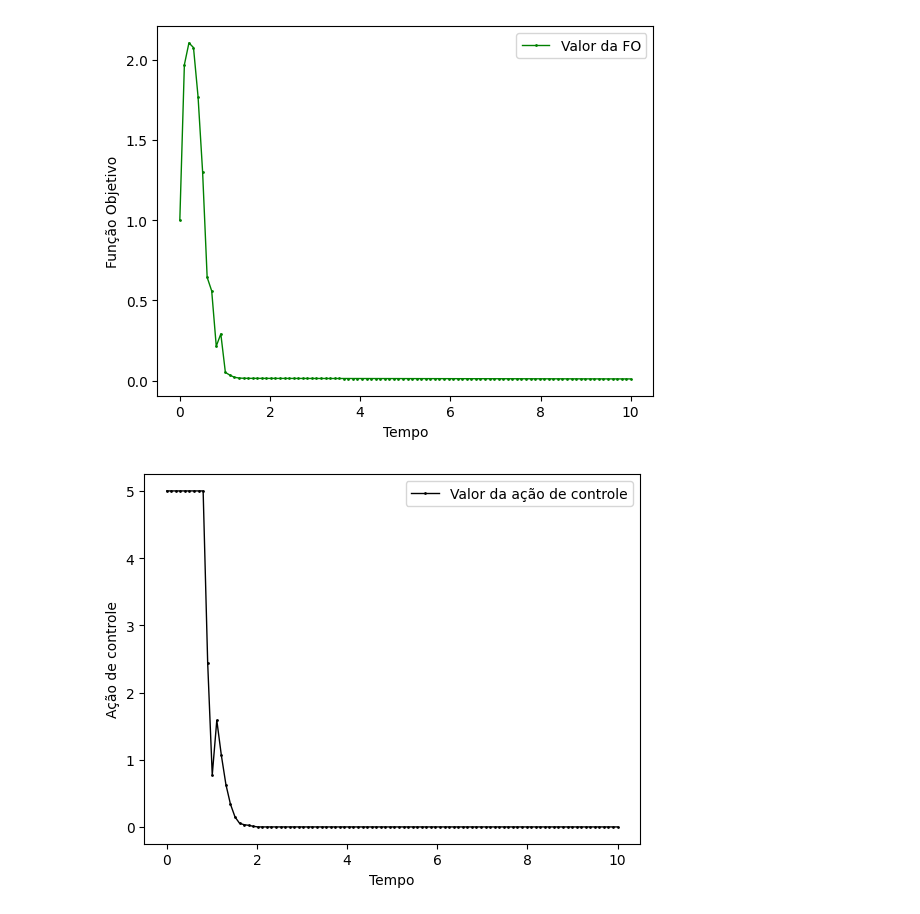
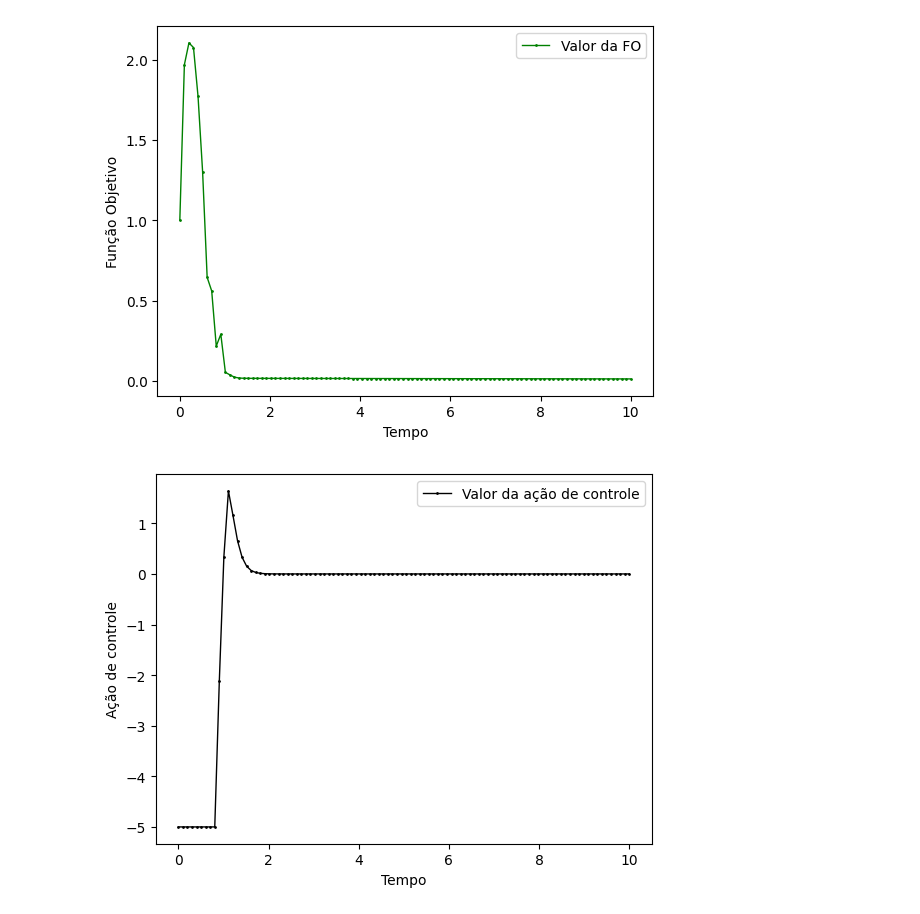
Before and after one commit to GabrielSiqueira1/MPC-Controle-Quantico, a Jupyter notebook: Tests-CG-SLSQP/zero-to-one-control-metrics.ipynb, the cells around one changed output. Saved outputs shown, nothing was run; the diff lists cells and outputs as text; code cells hidden in the pictures.

```diff
--- a/Tests-CG-SLSQP/zero-to-one-control-metrics.ipynb
+++ b/Tests-CG-SLSQP/zero-to-one-control-metrics.ipynb
@@ -341,7 +341,7 @@ def main(horizonte, onda_inicial):
 
         ## Minimização
 
-        resultado = optimize.minimize(func_objetivo, u, args=(tempo, ONDA_DESEJADA, hamiltoniano, onda_inicial, horizonte, PASSO), method='SLSQP')
+        resultado = optimize.minimize(func_objetivo, u, args=(tempo, ONDA_DESEJADA, hamiltoniano, onda_inicial, horizonte, PASSO), method='CG')
 
         # Função objetivo
 
@@ -416,9 +416,9 @@ def acao_controle(valor):
     plt.legend(loc="upper right")
     plt.show()
 # %%
-acao_controle(abs(vetor_controles[0]))
+acao_controle(vetor_controles[0])
 # %% [output]
-[figure, old version]
+[figure, new version]
 # %%
 from scipy.integrate import trapezoid
 
```
Also changed, not shown: parts of 3 cells of this notebook, 2 other files.
